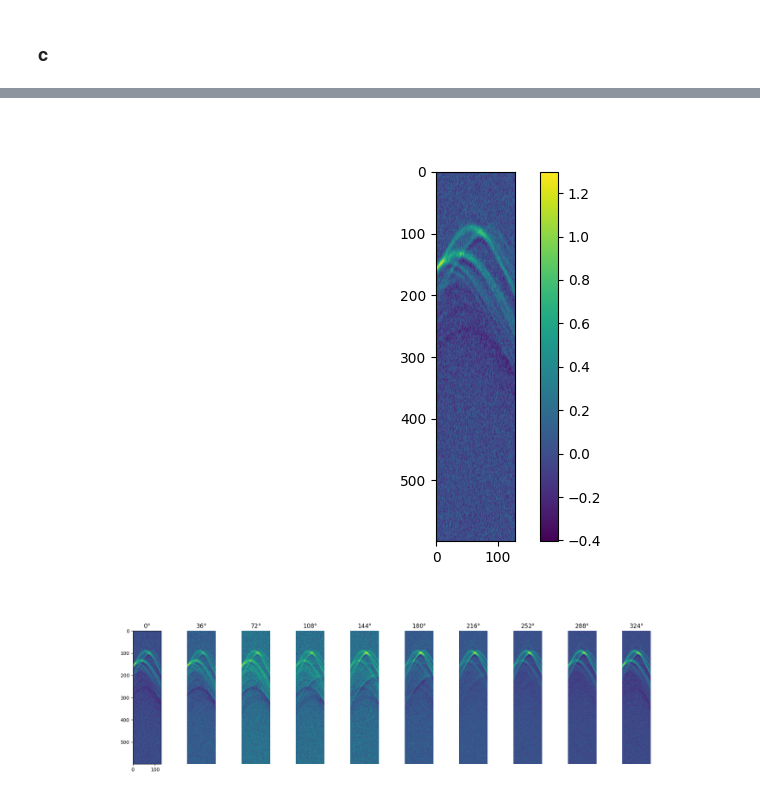
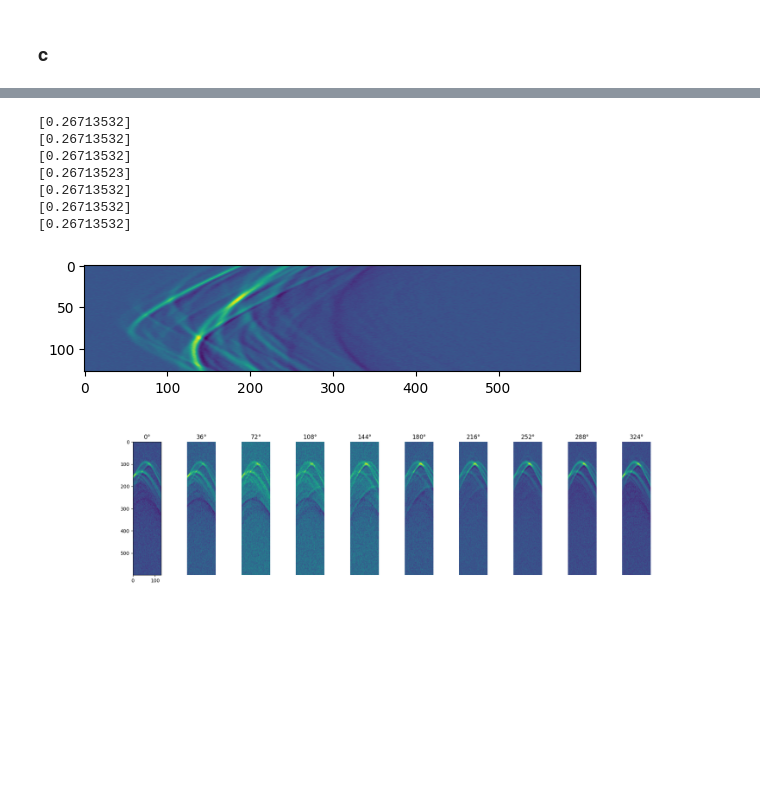
Before and after one commit to grindstm/pat, a Jupyter notebook: vis_setup.ipynb, the cells around one changed output, grey strips where cells are left out. Drawn from its saved outputs; the diff is of its cells as text; code cells hidden in the pictures; blank space fills up the shorter version.

```diff
--- a/vis_setup.ipynb
+++ b/vis_setup.ipynb
@@ -40,7 +42,7 @@ from PADataset import PADataset
 from flax import linen as nn
 
 dataset=PADataset(path="data_setup/")
-data = dataset[0]
+data = dataset[1]
 mu = data['mu']
 c = data['c']
 sensors = data['sensors']
@@ -180,10 +187,21 @@ plt.show()
+# %%
+for i in range(7):
+    print(ATT_masks[i][64, 64])
+# %% [output]
+[0.26713532]
+[0.26713532]
+[0.26713532]
+[0.26713523]
+[0.26713532]
+[0.26713532]
+[0.26713532]
 # %%
 plt.figure()
-plt.imshow(P_data_noisy[0])
-plt.colorbar()
+plt.imshow(np.rot90(P_data_noisy[0]), aspect="equal")
+# plt.colorbar()
 plt.savefig(save_path+"P_data_noisy.pdf", format="pdf", bbox_inches="tight")
 # %% [output]
-[figure, old version]
+[figure, new version]
 # %%
 fig, ax = plt.subplots(1, num, figsize=(num*2, 5))
 for i in range(num):
```
Also changed, not shown: parts of 7 cells of this notebook, 12 other files.
